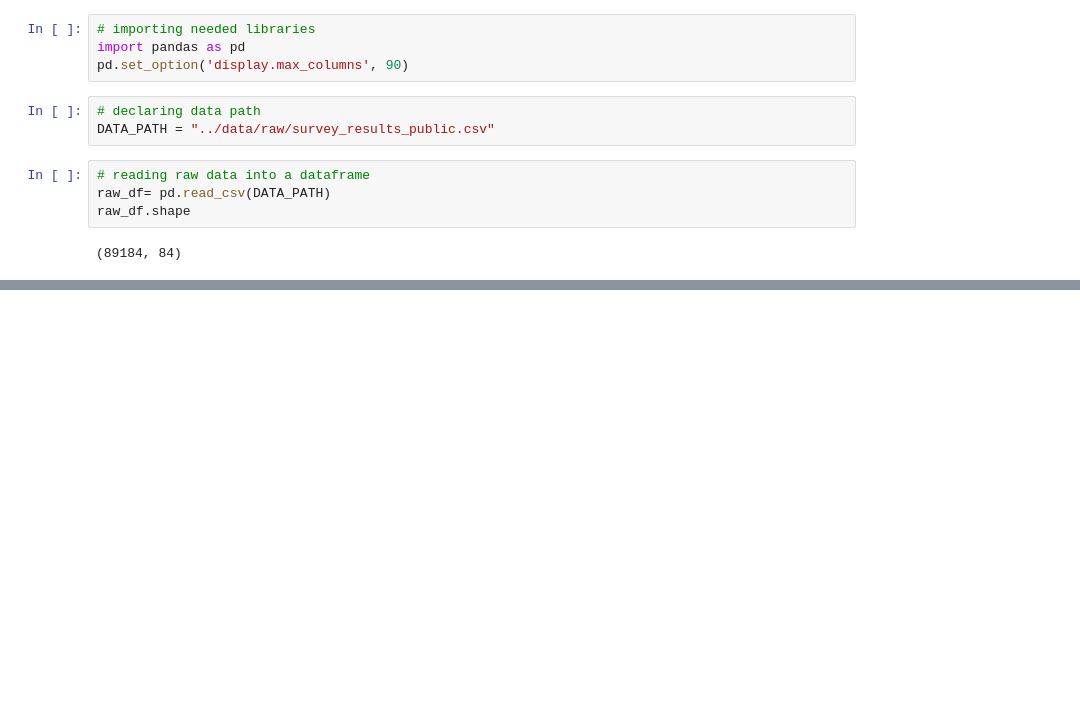
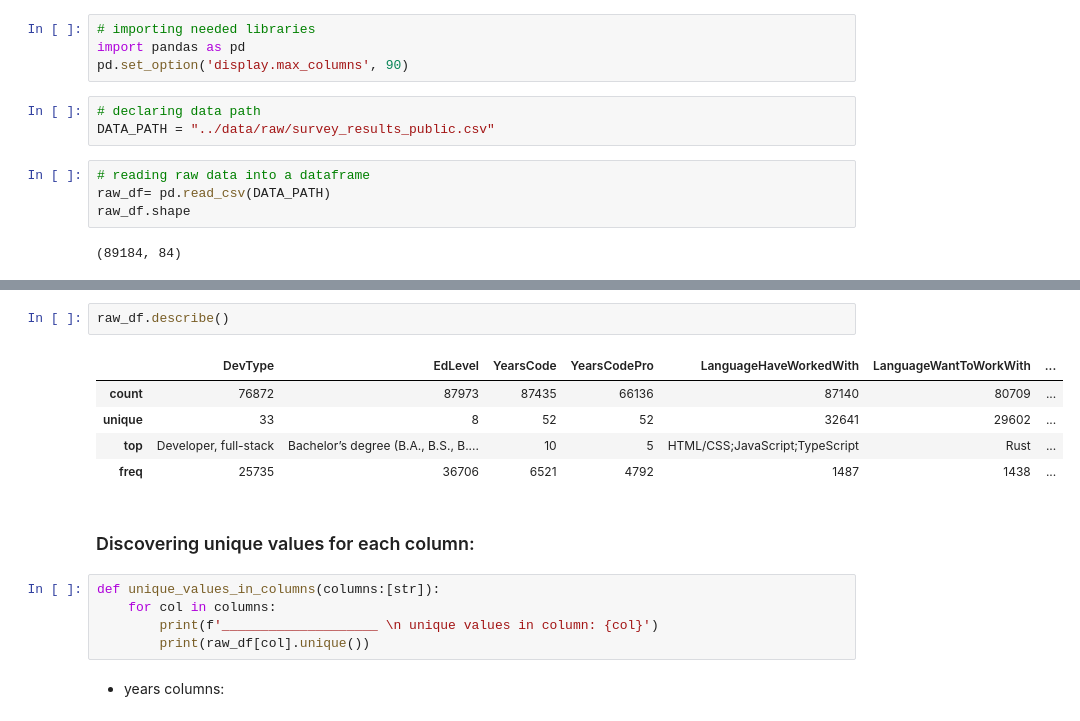
Before and after one commit to Abdelhakiem/CareerMentor.ai, a Jupyter notebook: notebooks/0_initial_data_exploration.ipynb, the cells around one changed output, grey strips where cells are left out. Cells and saved outputs as stored; diff of their text form; blank space fills up the shorter version.

```diff
--- a/notebooks/0_initial_data_exploration.ipynb
+++ b/notebooks/0_initial_data_exploration.ipynb
@@ -42,0 +72,17 @@ memory usage: 57.2+ MB
+# %%
+raw_df.describe()
+# %% [output]
+|  | DevType | EdLevel | YearsCode | YearsCodePro | LanguageHaveWorkedWith | LanguageWantToWorkWith | ... |
+| count | 76872 | 87973 | 87435 | 66136 | 87140 | 80709 | ... |
+| unique | 33 | 8 | 52 | 52 | 32641 | 29602 | ... |
+| top | Developer, full-stack | Bachelor’s degree (B.A., B.S., B.... | 10 | 5 | HTML/CSS;JavaScript;TypeScript | Rust | ... |
+| freq | 25735 | 36706 | 6521 | 4792 | 1487 | 1438 | ... |
+# %% [markdown]
+### Discovering unique values for each column:
+# %%
+def unique_values_in_columns(columns:[str]):
+    for col in columns:
+        print(f'____________________ \n unique values in column: {col}')
+        print(raw_df[col].unique())
+# %% [markdown]
+- years columns:
```
Also changed, not shown: parts of 11 cells of this notebook.
